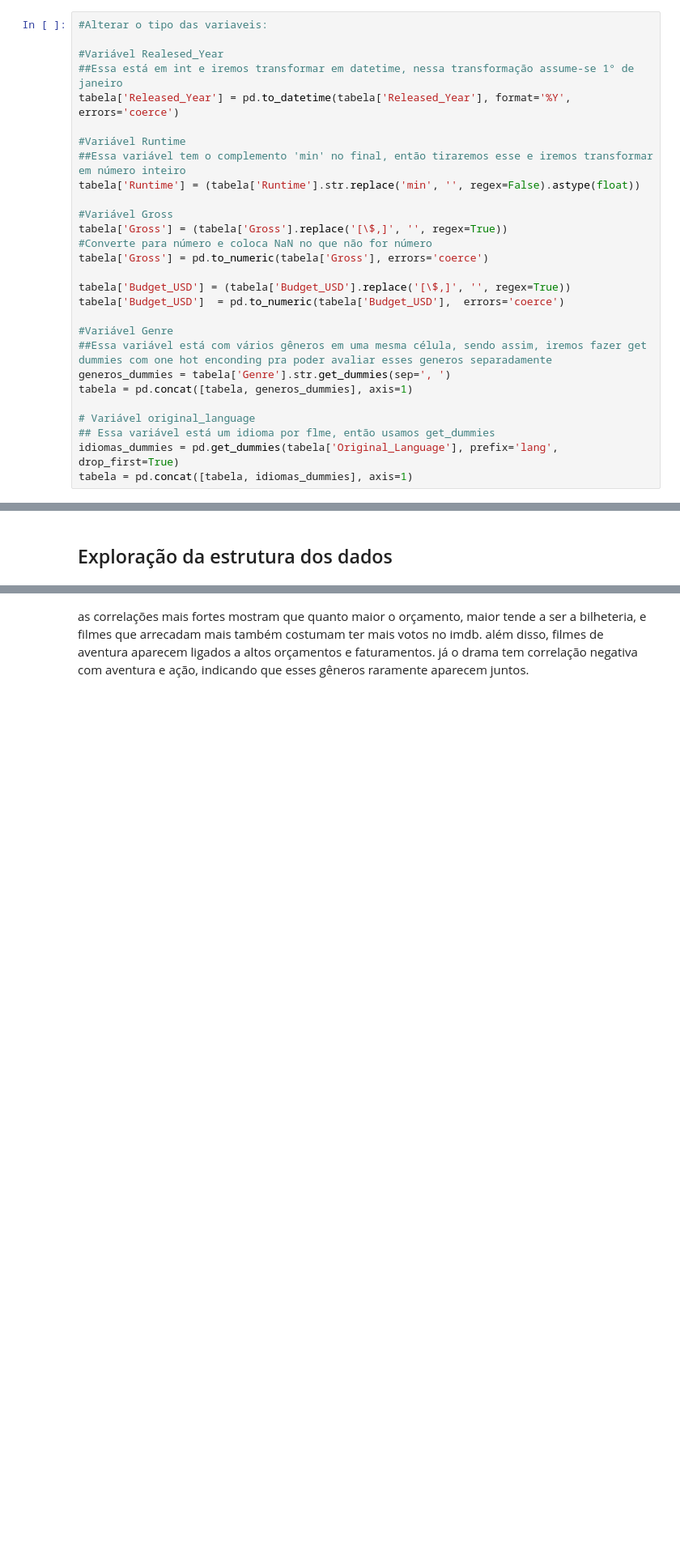
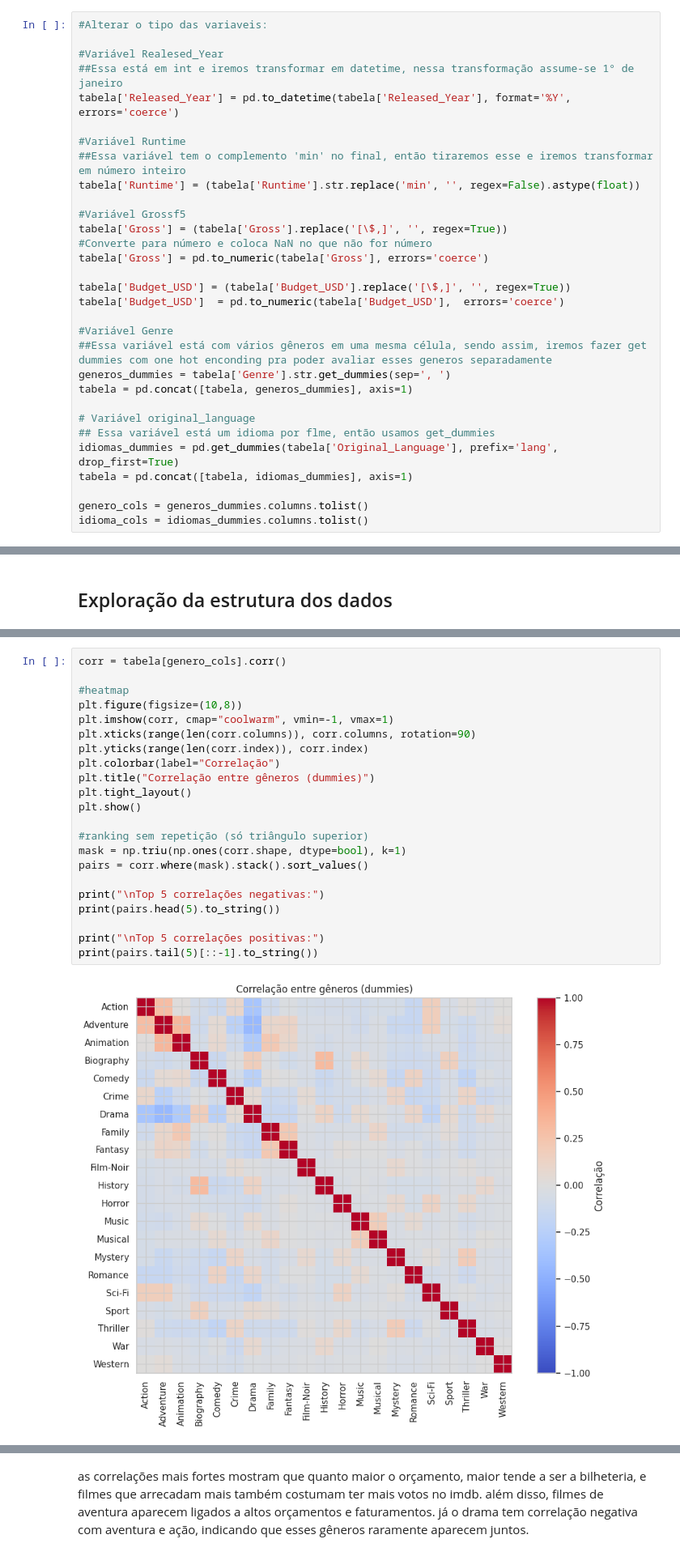
Before and after one commit to brunaderner/previsao-imdb, a Jupyter notebook: notebook/LH_CD_BRUNADERNER.ipynb, the cells around one changed output, grey strips where cells are left out. Shown at 81% size. Drawn from its saved outputs; the diff is of its cells as text; blank space fills up the shorter version.

```diff
--- a/notebook/LH_CD_BRUNADERNER.ipynb
+++ b/notebook/LH_CD_BRUNADERNER.ipynb
@@ -257,7 +257,7 @@ tabela['Released_Year'] = pd.to_datetime(tabela['Released_Year'], format='%Y', e
 ##Essa variável tem o complemento 'min' no final, então tiraremos esse e iremos transformar em número inteiro
 tabela['Runtime'] = (tabela['Runtime'].str.replace('min', '', regex=False).astype(float))
 
-#Variável Gross
+#Variável Grossf5
 tabela['Gross'] = (tabela['Gross'].replace('[\$,]', '', regex=True))
 #Converte para número e coloca NaN no que não for número
 tabela['Gross'] = pd.to_numeric(tabela['Gross'], errors='coerce')
@@ -274,6 +274,9 @@ tabela = pd.concat([tabela, generos_dummies], axis=1)
 ## Essa variável está um idioma por flme, então usamos get_dummies
 idiomas_dummies = pd.get_dummies(tabela['Original_Language'], prefix='lang', drop_first=True)
 tabela = pd.concat([tabela, idiomas_dummies], axis=1)
+
+genero_cols = generos_dummies.columns.tolist()
+idioma_cols = idiomas_dummies.columns.tolist()
 # %%
 #achar filmes com budget nulo ou zero
 problemas = tabela[(tabela["Budget_USD"].isna()) | (tabela["Budget_USD"] == 0)]
@@ -651,0 +592,24 @@ as maiores correlações aparecem entre drama, action e adventure, que costumam
+# %%
+corr = tabela[genero_cols].corr()
+
+#heatmap
+plt.figure(figsize=(10,8))
+plt.imshow(corr, cmap="coolwarm", vmin=-1, vmax=1)
+plt.xticks(range(len(corr.columns)), corr.columns, rotation=90)
+plt.yticks(range(len(corr.index)), corr.index)
+plt.colorbar(label="Correlação")
+plt.title("Correlação entre gêneros (dummies)")
+plt.tight_layout()
+plt.show()
+
+#ranking sem repetição (só triângulo superior)
+mask = np.triu(np.ones(corr.shape, dtype=bool), k=1)
+pairs = corr.where(mask).stack().sort_values()
+
+print("\nTop 5 correlações negativas:")
+print(pairs.head(5).to_string())
+
+print("\nTop 5 correlações positivas:")
+print(pairs.tail(5)[::-1].to_string())
+# %% [output]
+[figure, added]
```
Also changed, not shown: parts of 21 cells of this notebook.
